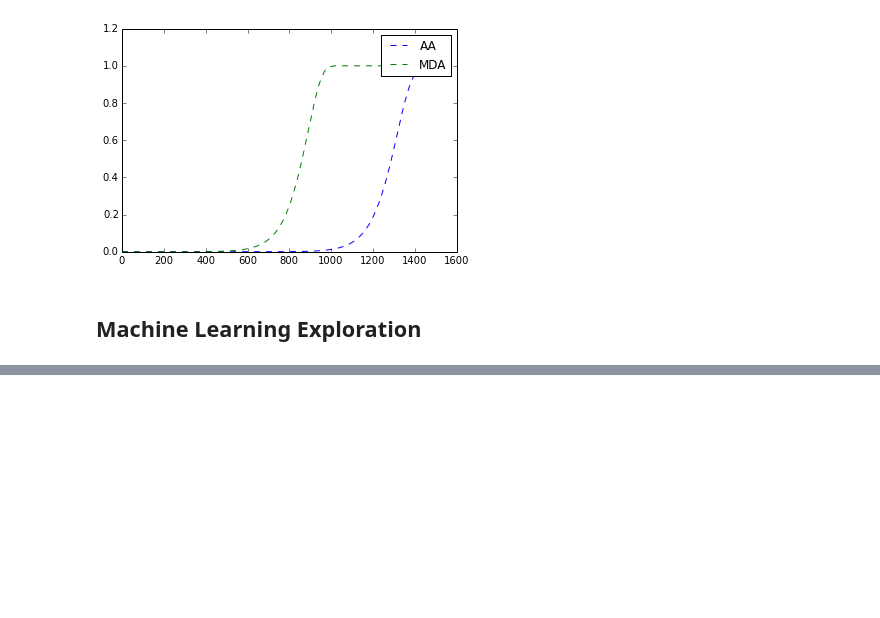
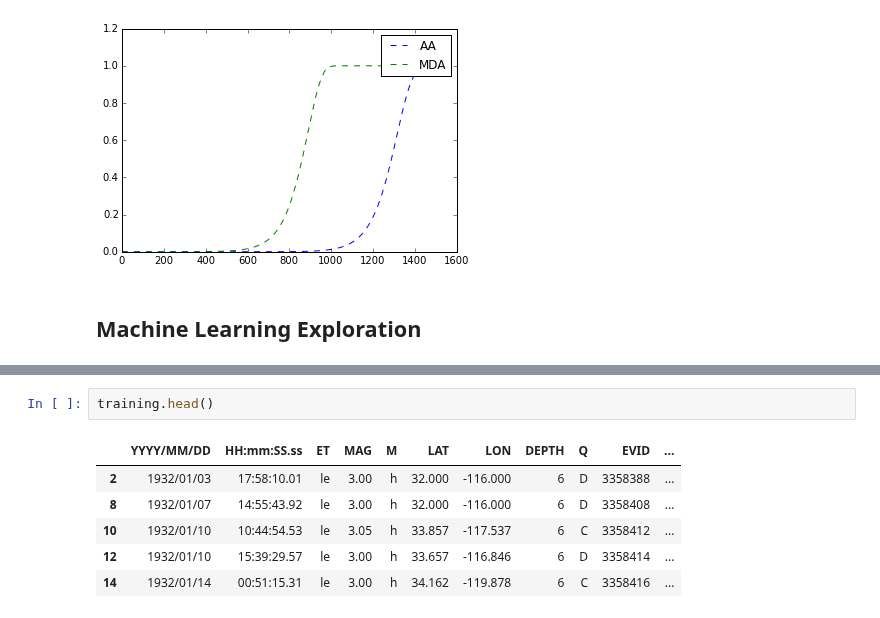
Before and after one commit to AlvinYuan/analyzers, a Jupyter notebook: notebooks/CS294.ipynb, the cells around one changed output, grey strips where cells are left out. Saved outputs shown, nothing was run; the diff lists cells and outputs as text; blank space fills up the shorter version.

```diff
--- a/notebooks/CS294.ipynb
+++ b/notebooks/CS294.ipynb
@@ -698,0 +784,9 @@ display_tree(rt_model)
+# %%
+training.head()
+# %% [output]
+|  | YYYY/MM/DD | HH:mm:SS.ss | ET | MAG | M | LAT | LON | DEPTH | Q | EVID | ... |
+| 2 | 1932/01/03 | 17:58:10.01 | le | 3.00 | h | 32.000 | -116.000 | 6 | D | 3358388 | ... |
+| 8 | 1932/01/07 | 14:55:43.92 | le | 3.00 | h | 32.000 | -116.000 | 6 | D | 3358408 | ... |
+| 10 | 1932/01/10 | 10:44:54.53 | le | 3.05 | h | 33.857 | -117.537 | 6 | C | 3358412 | ... |
+| 12 | 1932/01/10 | 15:39:29.57 | le | 3.00 | h | 33.657 | -116.846 | 6 | D | 3358414 | ... |
+| 14 | 1932/01/14 | 00:51:15.31 | le | 3.00 | h | 34.162 | -119.878 | 6 | C | 3358416 | ... |
```
Also changed, not shown: parts of 9 cells of this notebook.
